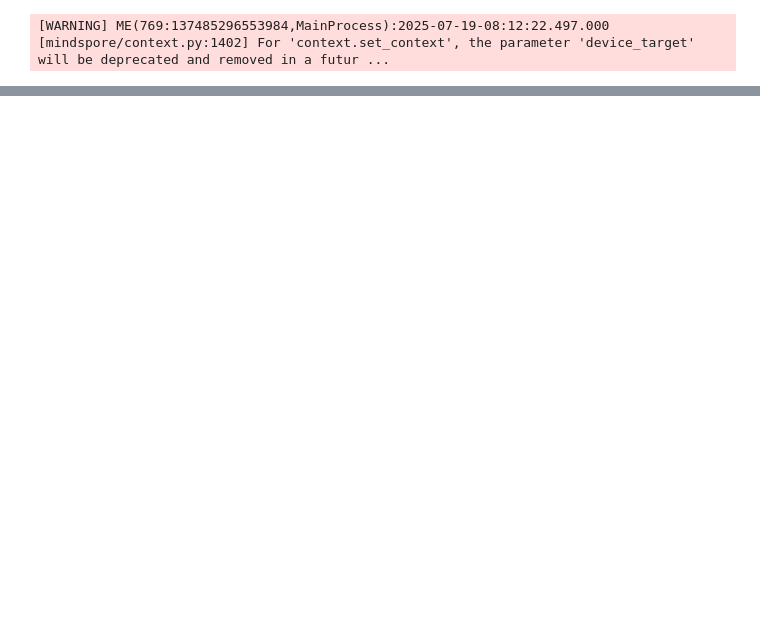
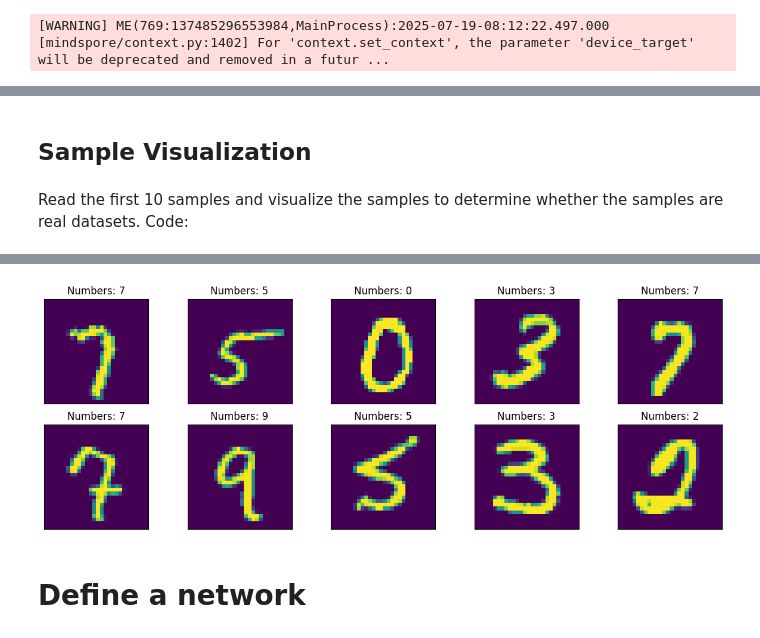
Before and after one commit to aueskinj/Applied-Data-Science, a Jupyter notebook: Huawei_AI-Cloud/deep_learning/mindspore/mindspore.ipynb, the cells around one changed output, grey strips where cells are left out. Cells and saved outputs as stored; diff of their text form; code cells hidden in the pictures; blank space fills up the shorter version.

Commit message:
task2, on to building the network

```diff
--- a/Huawei_AI-Cloud/deep_learning/mindspore/mindspore.ipynb
+++ b/Huawei_AI-Cloud/deep_learning/mindspore/mindspore.ipynb
@@ -516,0 +546,16 @@ print
+# %%
+def create_dataset(training=True, batch_size=128,
+                   rezise=(28,28), rescale=1.255,
+                   shift=0, buffer_size=64):
+    ds = ms.dataset.MnistDataset(DATA_DIR_TRAIN if training else DATA_DIR_TEST)
+    #define the resize, renormalisation, and channel conversion of the map operation
+    resize_op = CV.Resize(rezise)
+    rescale_op = CV.Rescale(rescale, shift)
+    hwc2chw_op = CV.HWC2CHW()
+    #Perform the map operation on the dataset
+    ds = ds.map(input_columns='image', operations=[resize_op, rescale_op, hwc2chw_op])
+    ds = ds.map(input_columns='label', operations=C.TypeCast(ms.int32))
+    #set the shuffle parameter and batch_size
+    ds = ds.shuffle(buffer_size=buffer_size) if training else ds
+    ds = ds.batch(batch_size, drop_remainder=True)
+    return ds
@@ -516,0 +570,27 @@ print
+# %% [markdown]
+## Sample Visualization
+# %% [markdown]
+Read the first 10 samples and visualize the samples to determine whether the samples are real
+datasets.
+Code:
+# %%
+#Display the first 10 images and the labels and check whether the images are correctly labelled
+ds = create_dataset(training=False)
+
+# Get the first batch of data
+data = ds.create_dict_iterator().__next__()
+images = data['image'].asnumpy()
+labels = data['label'].asnumpy()
+
+plt.figure(figsize=(15,5))
+# Iterate through the first 10 images in the batch
+for i in range(10):
+    plt.subplot(2,5,i+1)
+    # Access individual image and label from the batch
+    plt.imshow(np.squeeze(images[i]))
+    plt.title('Numbers: %s' % (labels[i],))
+    plt.xticks([])
+    plt.yticks([]) #remove y-axis ticks for cleaner display
+
+plt.show()
+# %% [output]
@@ -516,0 +601,3 @@ print
+[figure, added]
+# %% [markdown]
+# Define a network
```
Also changed, not shown: parts of 8 cells of this notebook.
